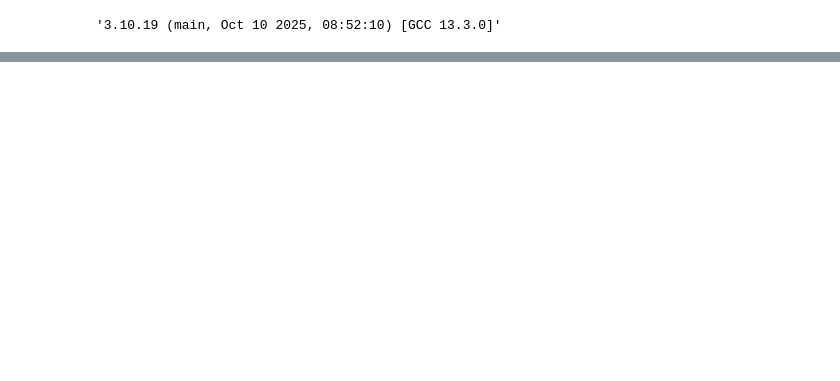
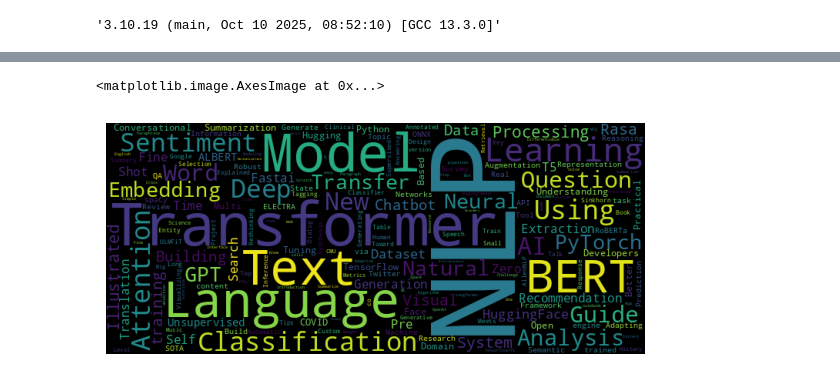
Before and after one commit to Krekken-0/Made-With-ML, a Jupyter notebook: notebooks/madewithml.ipynb, the cells around one changed output, grey strips where cells are left out. Cells and saved outputs as stored; diff of their text form; code cells hidden in the pictures; blank space fills up the shorter version.

Commit message:
prepared and explored the dataset

```diff
--- a/notebooks/madewithml.ipynb
+++ b/notebooks/madewithml.ipynb
@@ -43,0 +50,4 @@ resources_per_worker_finetune = {"CPU":1, "GPU":1}
+# %%
+DATASET_LOC = "https://raw.githubusercontent.com/GokuMohandas/Made-With-ML/main/datasets/dataset.csv"
+df = pd.read_csv(DATASET_LOC)
+df.head()
@@ -43,0 +107,8 @@ resources_per_worker_finetune = {"CPU":1, "GPU":1}
+# %%
+from collections import Counter
+import matplotlib.pyplot as plt
+import seaborn as sns
+import warnings
+from wordcloud import WordCloud, STOPWORDS
+sns.set_theme()
+warnings.filterwarnings("ignore")
@@ -43,0 +141,15 @@ resources_per_worker_finetune = {"CPU":1, "GPU":1}
+# %%
+# Most frequent tokens for each tag
+tag="natural-language-processing"
+plt.figure(figsize=(10,3))
+subset = df[df["tag"] == tag]
+text = subset["title"].values
+cloud = WordCloud(
+    stopwords=STOPWORDS, background_color="black", collocations=False,
+    width=700, height=300
+).generate(" ".join(text))
+plt.axis("off")
+plt.imshow(cloud)
+# %% [output]
+<matplotlib.image.AxesImage at 0x...>
+[figure, added]
```
Also changed, not shown: parts of 18 cells of this notebook.
